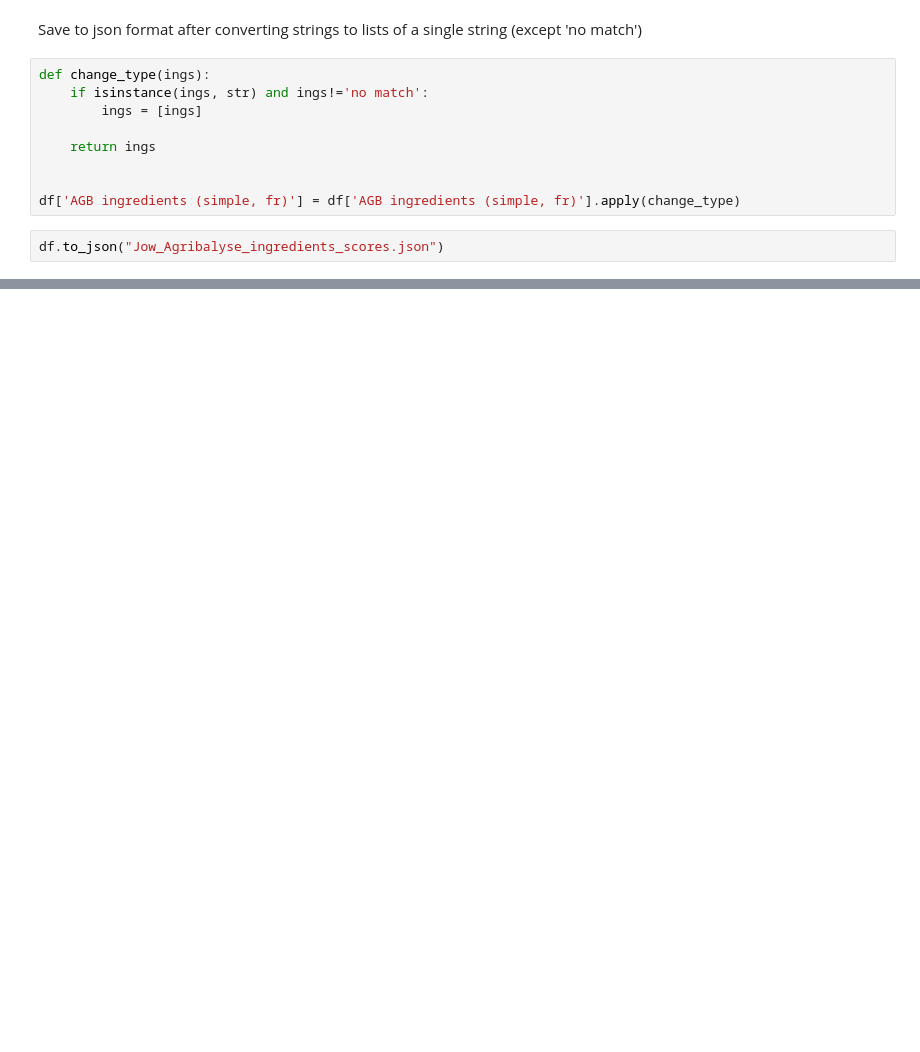
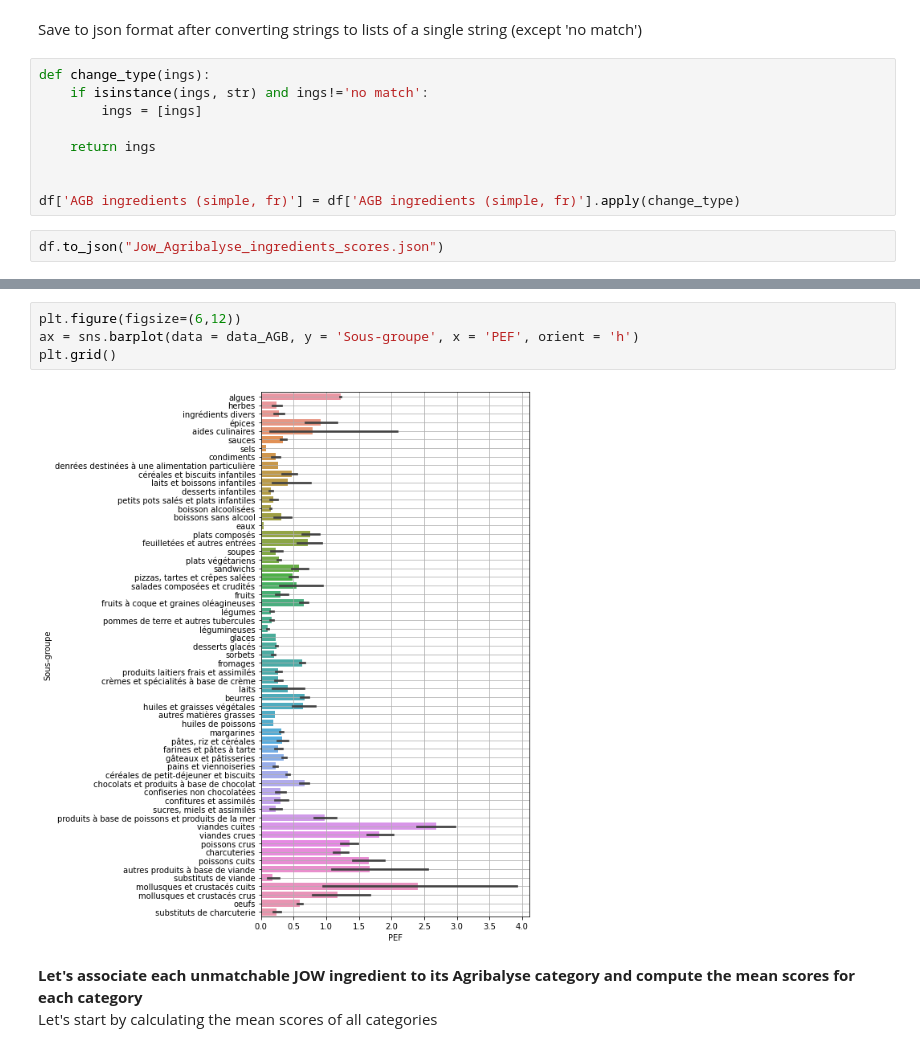
Before and after one commit to eliottcls/carbondiet, a Jupyter notebook: notebooks/drafts/[Genevieve] ingredients_scores__process.ipynb, the cells around one changed output, grey strips where cells are left out. Cells and saved outputs as stored; diff of their text form; blank space fills up the shorter version.

```diff
--- a/notebooks/drafts/[Genevieve] ingredients_scores__process.ipynb
+++ b/notebooks/drafts/[Genevieve] ingredients_scores__process.ipynb
@@ -828,0 +889,9 @@ df.to_json("Jow_Agribalyse_ingredients_scores.json")
+# %%
+plt.figure(figsize=(6,12))
+ax = sns.barplot(data = data_AGB, y = 'Sous-groupe', x = 'PEF', orient = 'h')
+plt.grid()
+# %% [output]
+[figure, added]
+# %% [markdown]
+**Let's associate each unmatchable JOW ingredient to its Agribalyse category and compute the mean scores for each category**
+Let's start by calculating the mean scores of all categories
```
Also changed, not shown: parts of 26 cells of this notebook, 2 other files.
